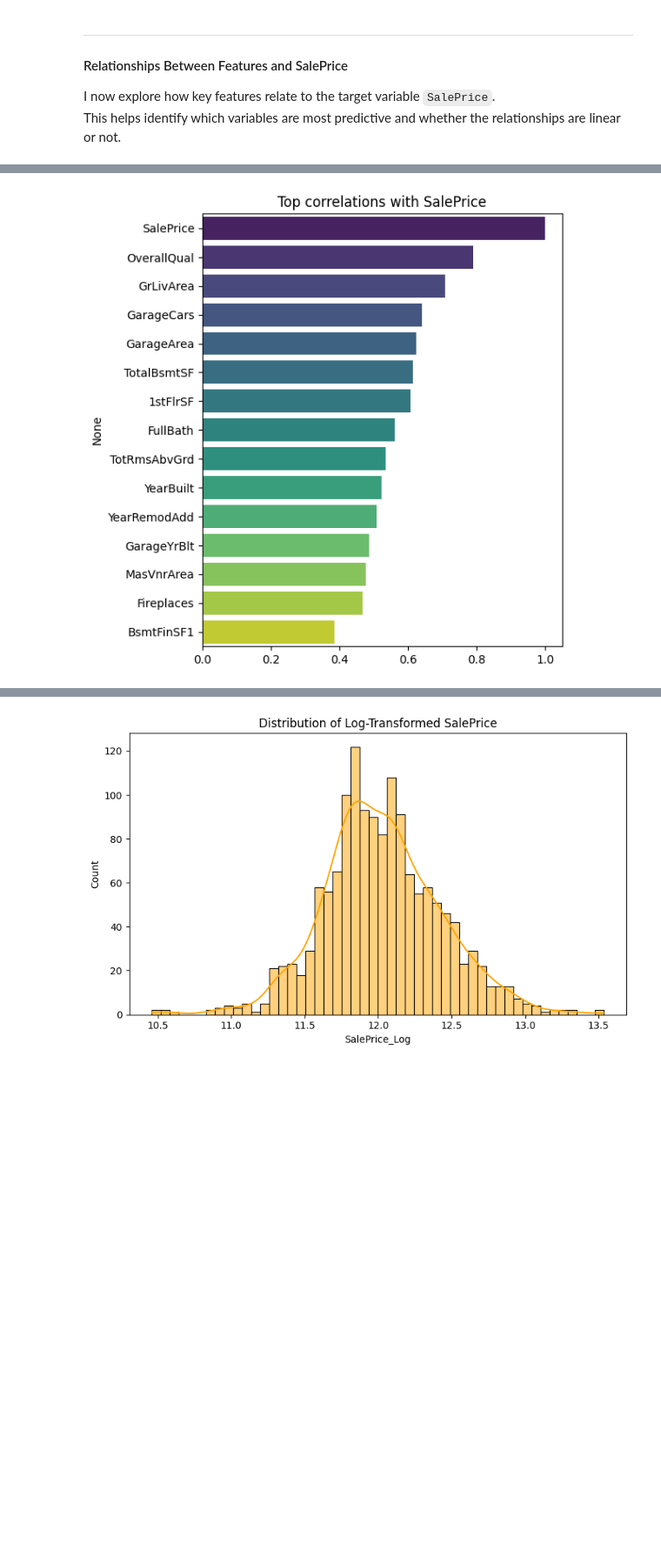
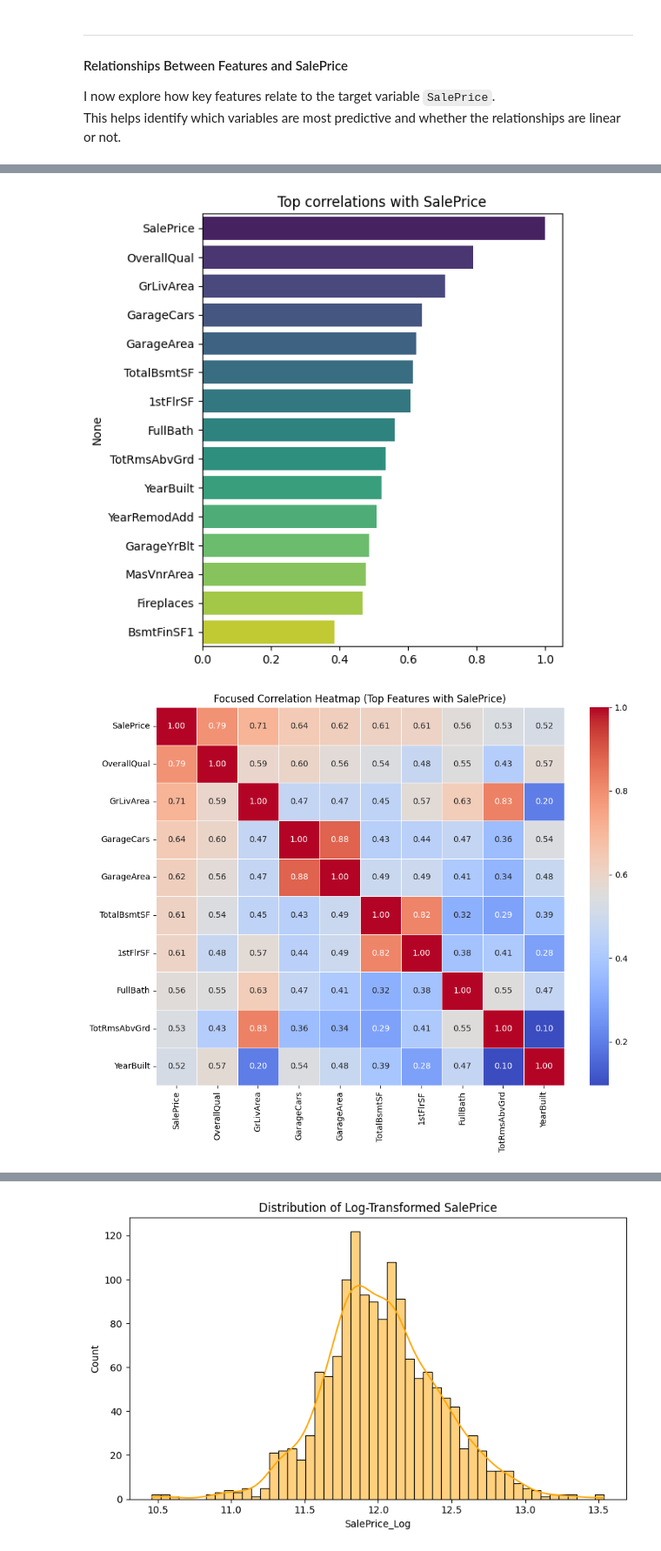
Before and after one commit to Gael926/ML_Project_HousePrices, a Jupyter notebook: notebooks/house_prices_regression.ipynb, the cells around one changed output, grey strips where cells are left out. Shown at 87% size. Saved outputs shown, nothing was run; the diff lists cells and outputs as text; code cells hidden in the pictures; blank space fills up the shorter version.

```diff
--- a/notebooks/house_prices_regression.ipynb
+++ b/notebooks/house_prices_regression.ipynb
@@ -172,30 +172,47 @@ This helps identify which variables are most predictive and whether the relation
 # OverallQual vs SalePrice
 plt.figure(figsize=(8,5))
 sns.boxplot(x="OverallQual", y="SalePrice", data=df_train)
 plt.title("SalePrice by Overall Quality")
 plt.tight_layout()
 plt.savefig("../images/saleprice_overallqual.png", dpi=300, bbox_inches="tight")
 plt.show()
 
 # GrLivArea vs SalePrice
 plt.figure(figsize=(8,5))
 sns.scatterplot(x="GrLivArea", y="SalePrice", data=df_train)
 plt.title("GrLivArea vs SalePrice")
 plt.tight_layout()
 plt.savefig("../images/saleprice_grlivarea.png", dpi=300, bbox_inches="tight")
 plt.show()
 
 # Correlation analysis
 corr = df_train.corr(numeric_only=True)
 top_corr = corr["SalePrice"].sort_values(ascending=False).head(15)
 
 plt.figure(figsize=(6,6))
 sns.barplot(x=top_corr.values, y=top_corr.index, hue=top_corr.index, palette="viridis", legend=False)
 plt.title("Top correlations with SalePrice")
 plt.tight_layout()
 plt.savefig("../images/top_correlations.png", dpi=300, bbox_inches="tight")
 plt.show()
+
+# Focused correlation heatmap (top correlated features with SalePrice)
+plt.figure(figsize=(10, 8))
+corr_matrix = df_train.corr(numeric_only=True)
+top_corr_features = corr_matrix["SalePrice"].abs().sort_values(ascending=False).head(10).index
+sns.heatmap(
+    corr_matrix.loc[top_corr_features, top_corr_features],
+    cmap="coolwarm",
+    annot=True,
+    fmt=".2f",
+    linewidths=0.5
+)
+plt.title("Focused Correlation Heatmap (Top Features with SalePrice)")
+plt.tight_layout()
+plt.savefig("../images/correlation_heatmap.png", dpi=300, bbox_inches="tight")
+plt.show()
 # %% [output]
 [figure]
 [figure]
 [figure]
+[figure, added]
```
Also changed, not shown: parts of 11 cells of this notebook, 1 other file.
